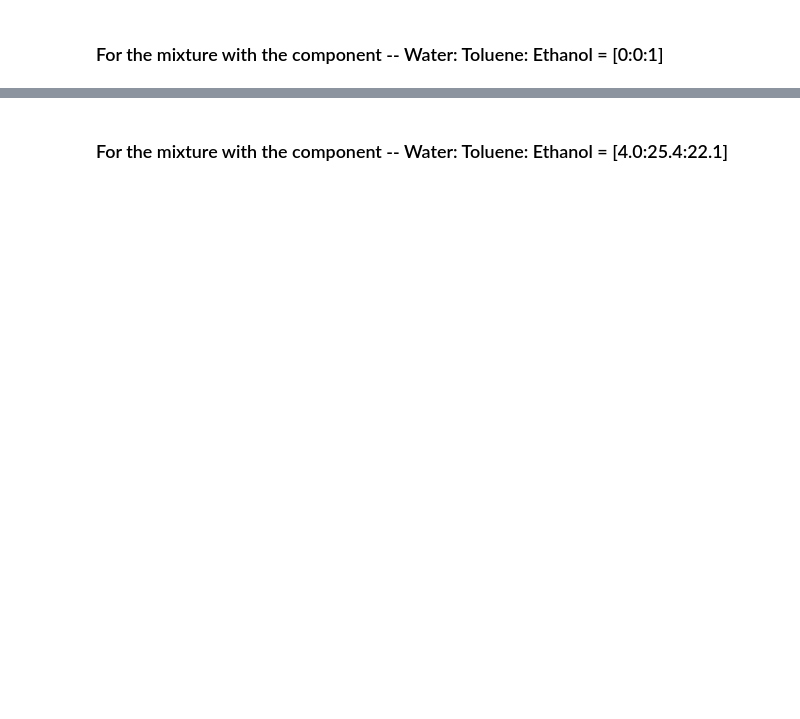
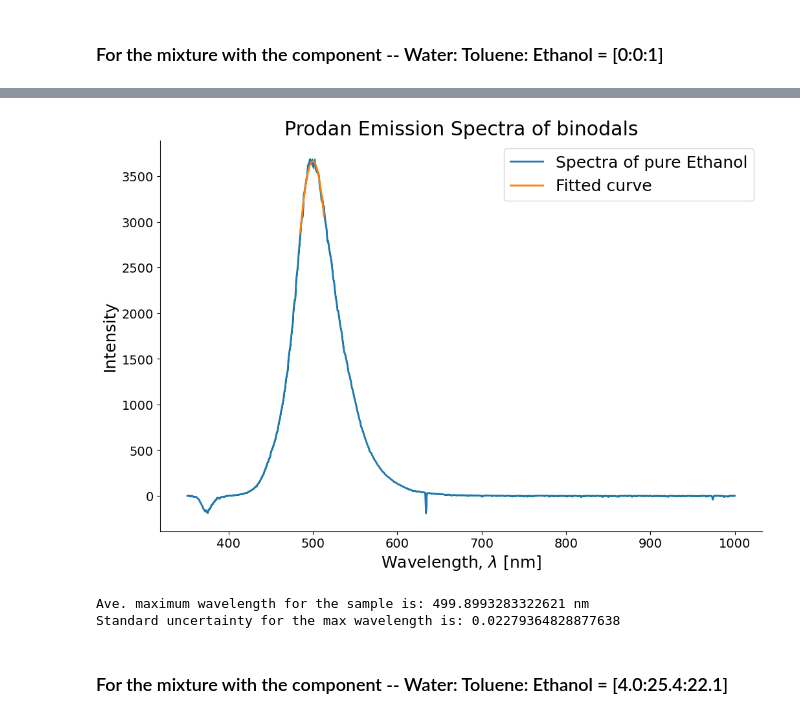
Before and after one commit to notmuchgeek/MS_2.2_TPDE, a Jupyter notebook: curve_fit_binodal_2.0.ipynb, the cells around one changed output, grey strips where cells are left out. Drawn from its saved outputs; the diff is of its cells as text; code cells hidden in the pictures; blank space fills up the shorter version.

```diff
--- a/curve_fit_binodal_2.0.ipynb
+++ b/curve_fit_binodal_2.0.ipynb
@@ -253,3 +217,32 @@ Standard deviation for the max wavelength is: 0.009307758277920715
+# %%
+initGuessE = [-0.5,-500,1800]
+
+C_fitE = yld_curve_fit_Y(para_curve,fit_ave_wv_sampleE,fit_ave_inten_sampleE,initGuessE)
+f1_sampleE = C_fitE[0]
+max_wav_sampleE = C_fitE[1]
+cov_matrix_E = C_fitE[2]
+wav_uncertain_E = cov_matrix_E[1][1]
+
+fig1 = plt.figure(facecolor='white')
+ax1 = plt.axes(frameon=True)
+ax1.spines['right'].set_visible(False)
+ax1.spines['top'].set_visible(False)
+
+plt.plot(ave_wv_sampleE,ave_inten_sampleE,marker = '',linestyle = '-',label = 'Spectra of pure Ethanol')
+plt.plot(fit_ave_wv_sampleE,f1_sampleE,label = 'Fitted curve')
+plt.fill_between(ave_wv_sampleE, np.array(ave_inten_sampleE)-np.array(std_inten_sampleE),np.array(ave_inten_sampleE)+np.array(std_inten_sampleE), alpha=1, color = 'green')
+plt.legend(loc = 'best')
+plt.title('Prodan Emission Spectra of binodals')
+plt.xlabel('Wavelength, $\lambda$ [nm]')
+plt.ylabel('Intensity')
+plt.show()
+
+print('Ave. maximum wavelength for the sample is:',max_wav_sampleE,'nm')
+print('Standard uncertainty for the max wavelength is:',wav_uncertain_E)
+# %% [output]
+[figure, added]
+Ave. maximum wavelength for the sample is: 499.8993283322621 nm
+Standard uncertainty for the max wavelength is: 0.02279364828877638
 # %% [markdown]
 ### For the mixture with the component -- Water: Toluene: Ethanol = [4.0:25.4:22.1]
 # %%
```
Also changed, not shown: parts of 28 cells of this notebook, 2 other files.
